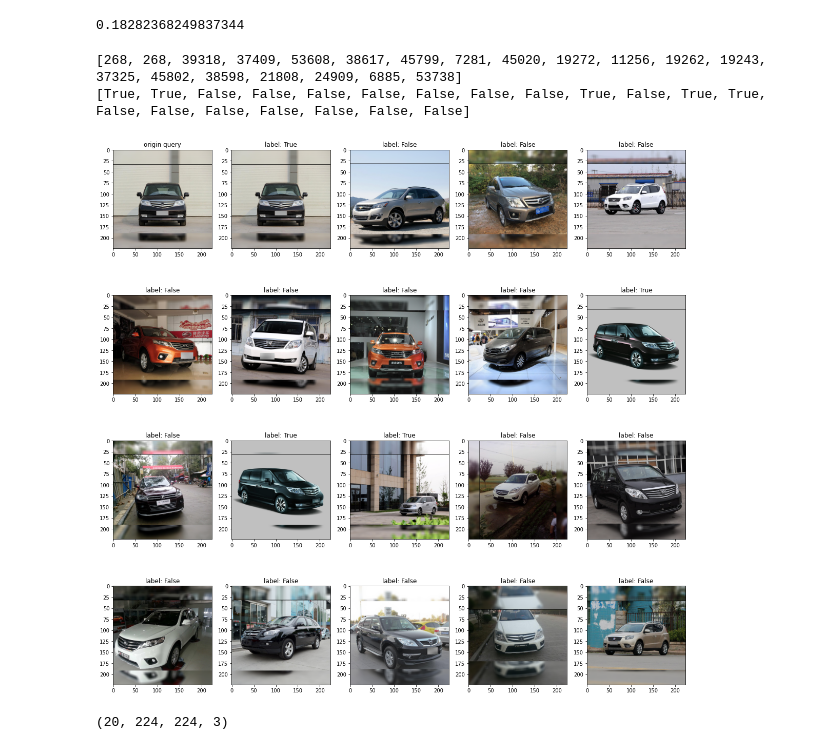
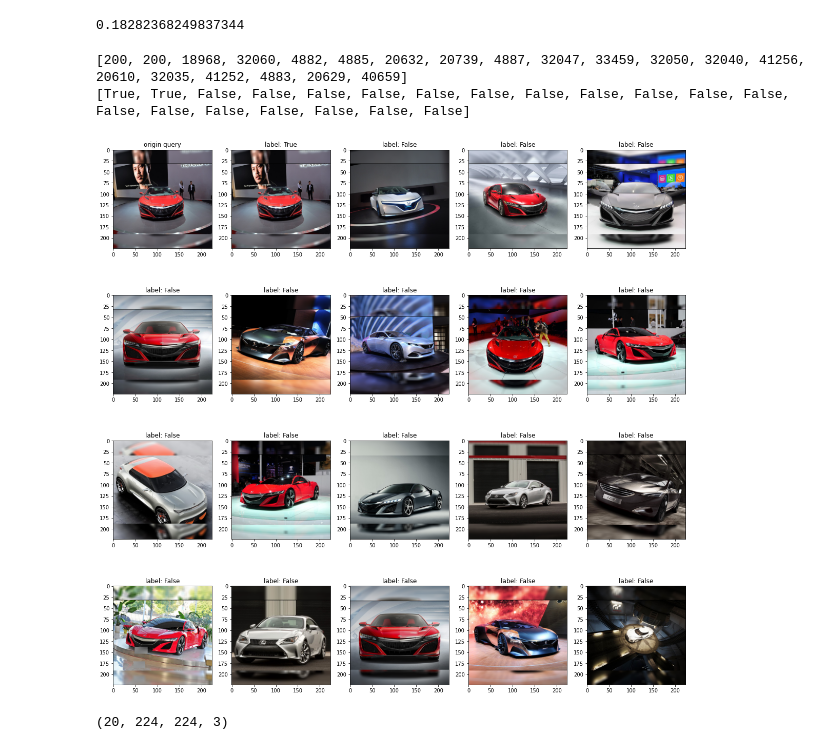
Before and after one commit to chungdz/Image_retrieve, a Jupyter notebook: dataset_diff.ipynb, the cells around one changed output. Saved outputs shown, nothing was run; the diff lists cells and outputs as text; code cells hidden in the pictures.

```diff
--- a/dataset_diff.ipynb
+++ b/dataset_diff.ipynb
@@ -111,11 +111,11 @@ def show_retrieved_query(cur_idx, isValid=False):
                 axarr[i][j].title.set_text("origin query")
     plt.show()
 # %%
-show_retrieved_query(268, isValid=True)
+show_retrieved_query(200, isValid=True)
 # %% [output]
-[268, 268, 39318, 37409, 53608, 38617, 45799, 7281, 45020, 19272, 11256, 19262, 19243, 37325, 45802, 38598, 21808, 24909, 6885, 53738]
-[True, True, False, False, False, False, False, False, False, True, False, True, True, False, False, False, False, False, False, False]
+[200, 200, 18968, 32060, 4882, 4885, 20632, 20739, 4887, 32047, 33459, 32050, 32040, 41256, 20610, 32035, 41252, 4883, 20629, 40659]
+[True, True, False, False, False, False, False, False, False, False, False, False, False, False, False, False, False, False, False, False]
-[figure, old version]
+[figure, new version]
 # %%
 cur_cm = interlist[0]
 cur_idx = validset_inverse[cur_cm][0]
```
